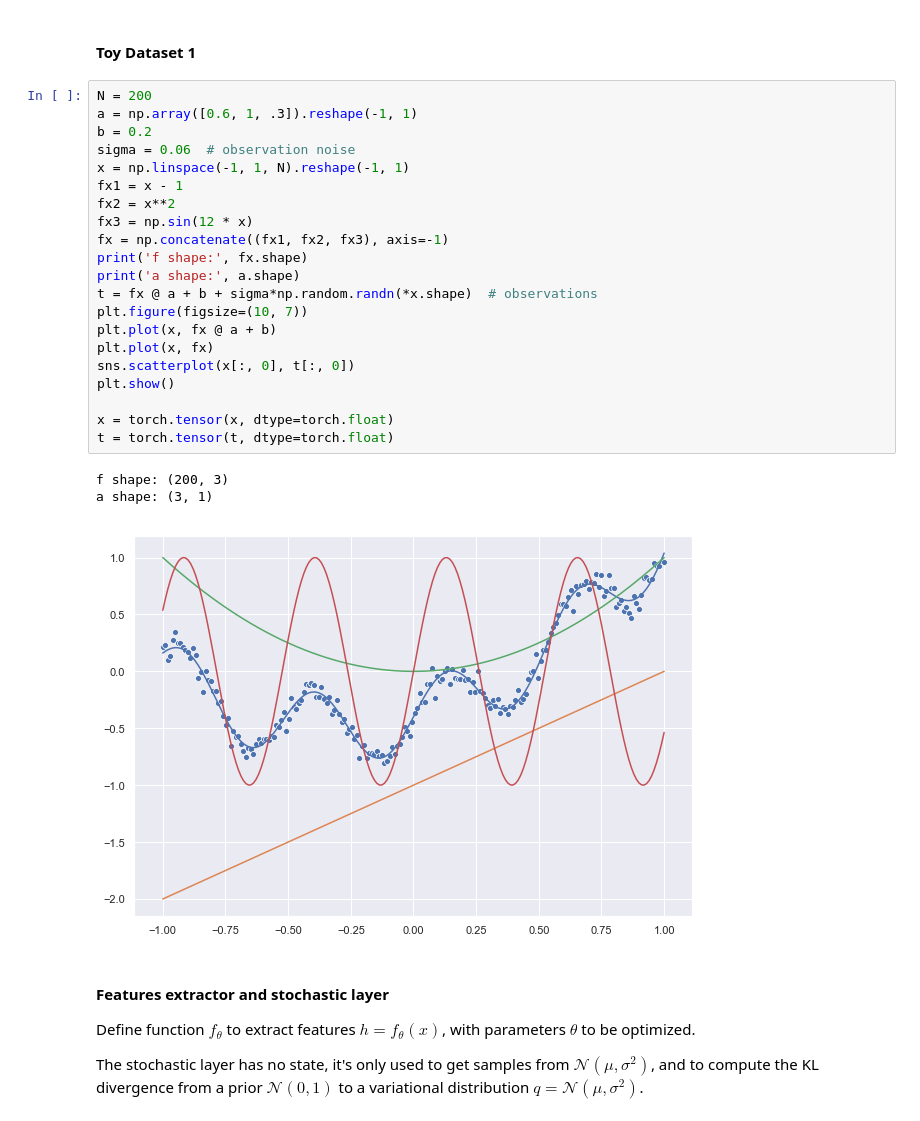
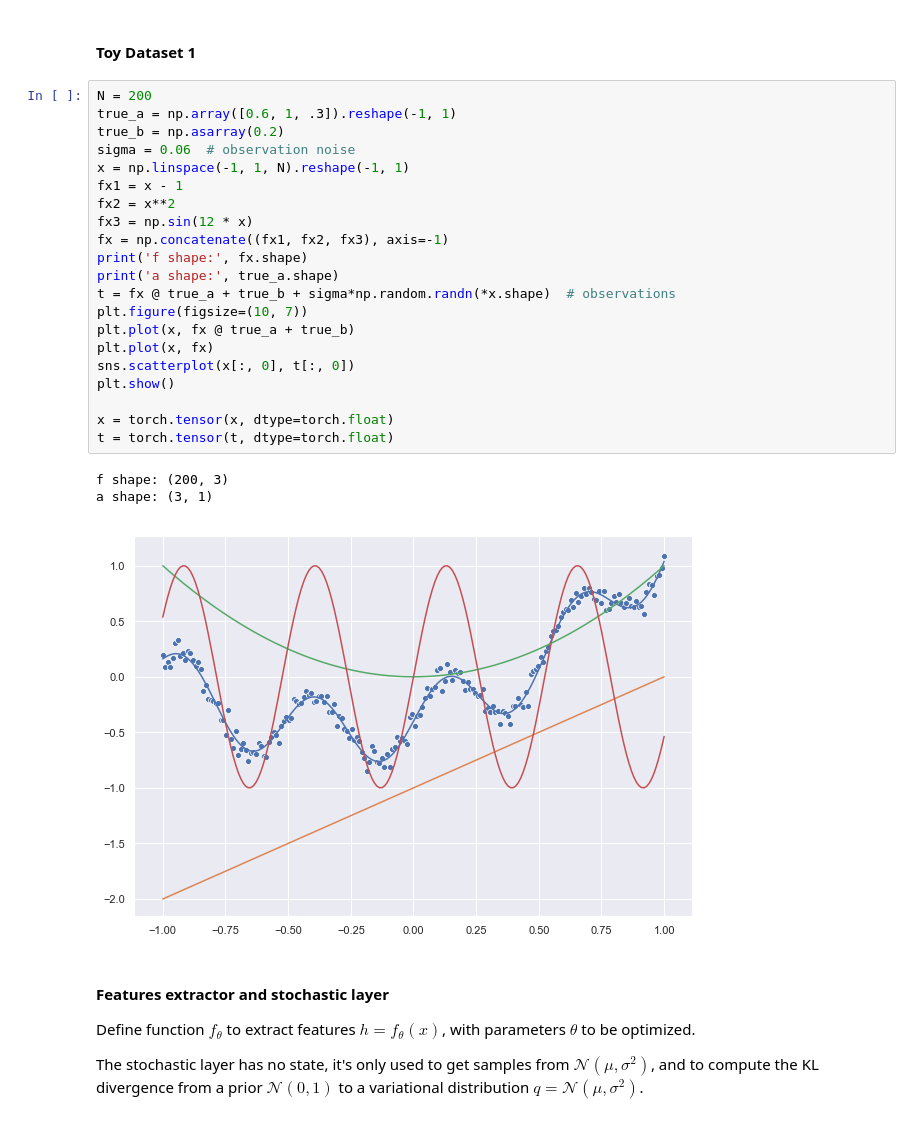
Before and after one commit to vlievin/deep-bayes, a Jupyter notebook: regression Nd-1d.ipynb, the cells around one changed output. Cells and saved outputs as stored; diff of their text form.

```diff
--- a/regression Nd-1d.ipynb
+++ b/regression Nd-1d.ipynb
@@ -38,29 +78,29 @@ We can compute analytically all terms except for the expected value which is MSE
 #### Toy Dataset 1
 # %%
 N = 200
-a = np.array([0.6, 1, .3]).reshape(-1, 1)
-b = 0.2
+true_a = np.array([0.6, 1, .3]).reshape(-1, 1)
+true_b = np.asarray(0.2)
 sigma = 0.06  # observation noise
 x = np.linspace(-1, 1, N).reshape(-1, 1)
 fx1 = x - 1
 fx2 = x**2
 fx3 = np.sin(12 * x)
 fx = np.concatenate((fx1, fx2, fx3), axis=-1)
 print('f shape:', fx.shape)
-print('a shape:', a.shape)
-t = fx @ a + b + sigma*np.random.randn(*x.shape)  # observations
+print('a shape:', true_a.shape)
+t = fx @ true_a + true_b + sigma*np.random.randn(*x.shape)  # observations
 plt.figure(figsize=(10, 7))
-plt.plot(x, fx @ a + b)
+plt.plot(x, fx @ true_a + true_b)
 plt.plot(x, fx)
 sns.scatterplot(x[:, 0], t[:, 0])
 plt.show()
 
 x = torch.tensor(x, dtype=torch.float)
 t = torch.tensor(t, dtype=torch.float)
 # %% [output]
 f shape: (200, 3)
 a shape: (3, 1)
-[figure, old version]
+[figure, new version]
 # %% [markdown]
 #### Features extractor and stochastic layer
 
```
Also changed, not shown: parts of 9 cells of this notebook, 2 other files.
